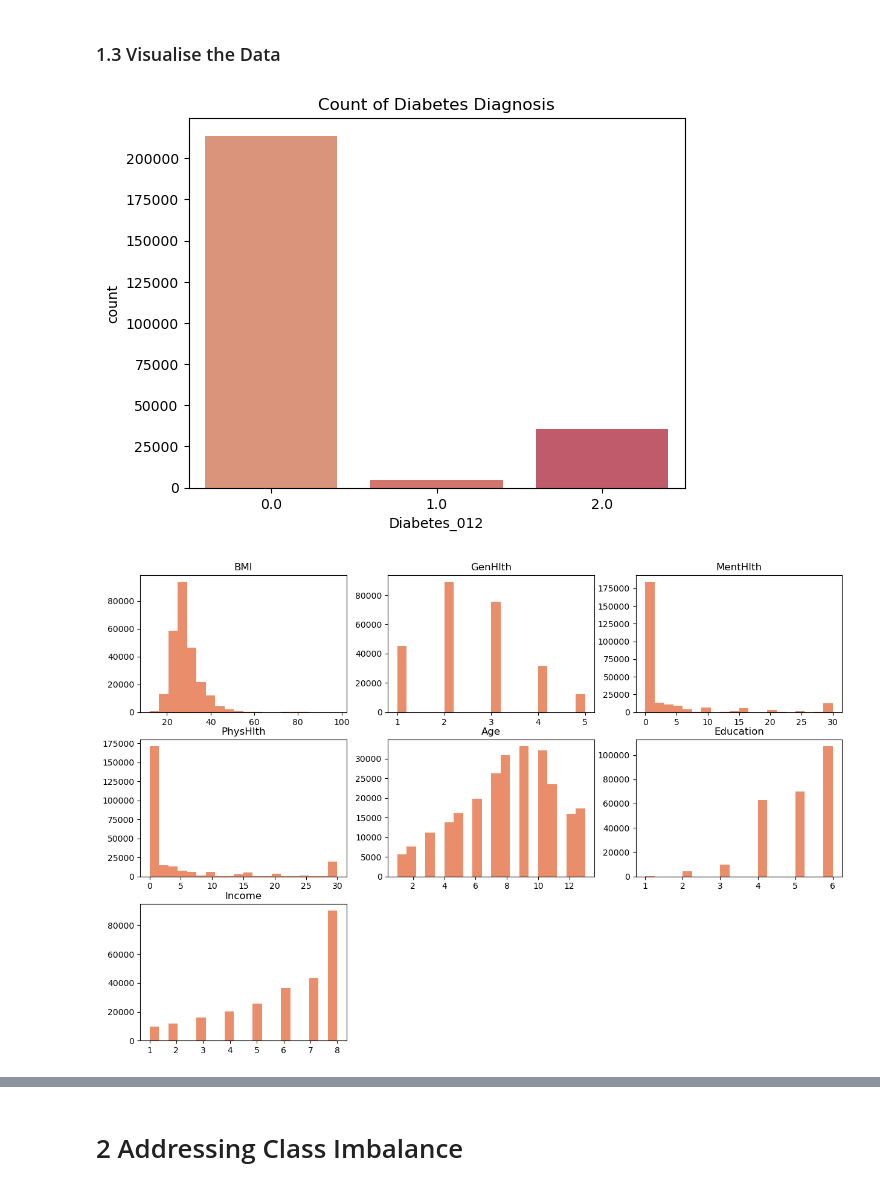
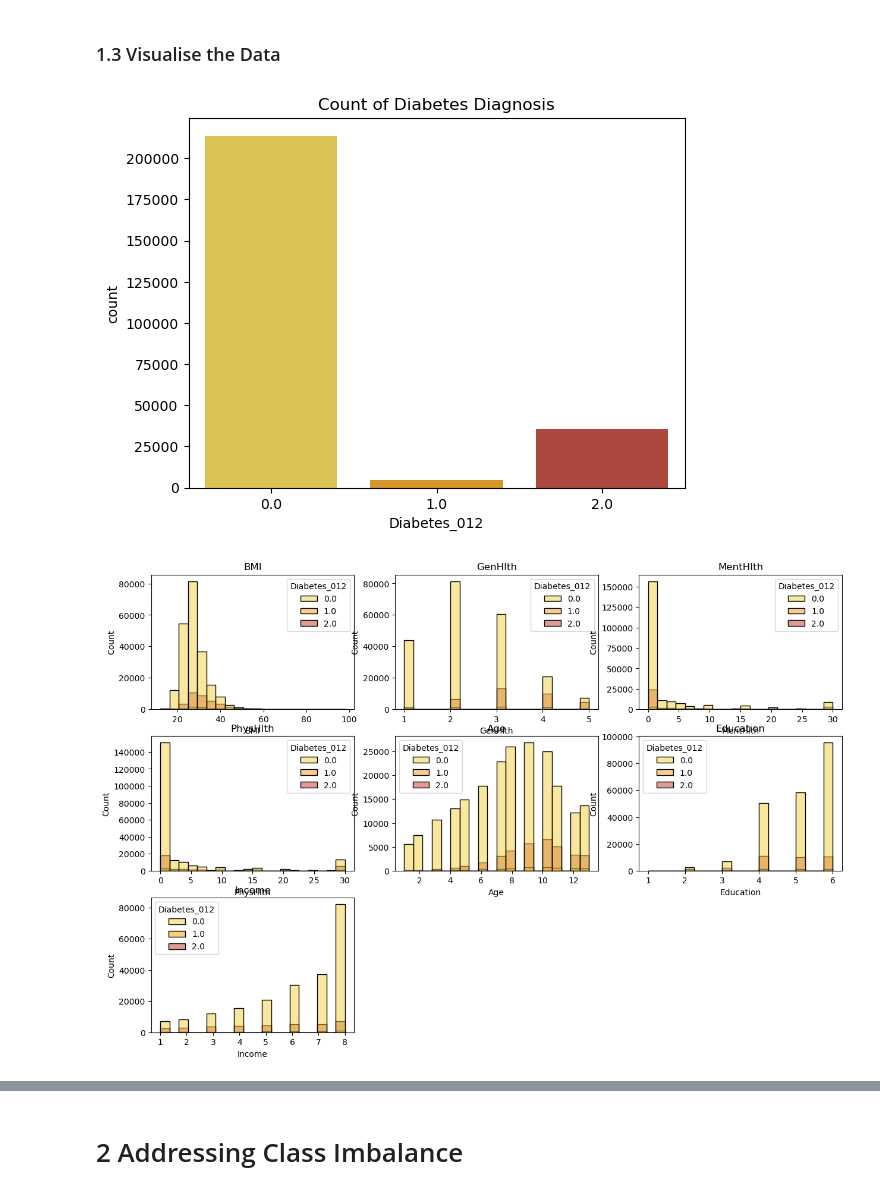
Before and after one commit to annalisa7/ML_project, a Jupyter notebook: BasicModels.ipynb, the cells around one changed output, grey strips where cells are left out. Cells and saved outputs as stored; diff of their text form; code cells hidden in the pictures.

```diff
--- a/BasicModels.ipynb
+++ b/BasicModels.ipynb
@@ -4,6 +4,7 @@ import numpy as np
 import matplotlib.pyplot as plt
 import seaborn as sns
 import os
+import warnings
 
 import sklearn.linear_model as lm
 from sklearn.linear_model import LogisticRegression
@@ -25,6 +26,8 @@ from itertools import cycle
 sns.set_palette("flare")
 target_names = ["No Diabetes","Prediabetes","Diabetes"]
 colors = cycle(["green", "darkorange", "red"])
+orange_palette = sns.color_palette(['#F4D03F','#F39C12','#C0392B'])
+warnings.filterwarnings("ignore")
 # %% [markdown]
 # Diabetes and Health Indicators Classification
 # %% [markdown]
@@ -139,21 +142,21 @@ columns.remove('Diabetes_012')
 X = data[columns]
 y = data['Diabetes_012']
 # %%
-sns.countplot(x='Diabetes_012', data=data)
+sns.countplot(x='Diabetes_012', data=data, palette=orange_palette)
 plt.title('Count of Diabetes Diagnosis')
 plt.show()
 # %% [output]
-[figure, old version]
+[figure, new version]
 # %%
 dist_cols = ['BMI','GenHlth','MentHlth','PhysHlth','Age','Education','Income']
 
 plt.figure(figsize=(15,10))
 for i, column in enumerate(dist_cols):
     plt.subplot(3,3,i+1)
-    plt.hist(data[column], bins=20)
+    sns.histplot(data, x=column, hue='Diabetes_012', bins=20, palette=orange_palette)
     plt.title(f"{column}")
 # %% [output]
-[figure, old version]
+[figure, new version]
 # %%
 out_cols = ['BMI']
 
```
Also changed, not shown: parts of 9 cells of this notebook.
